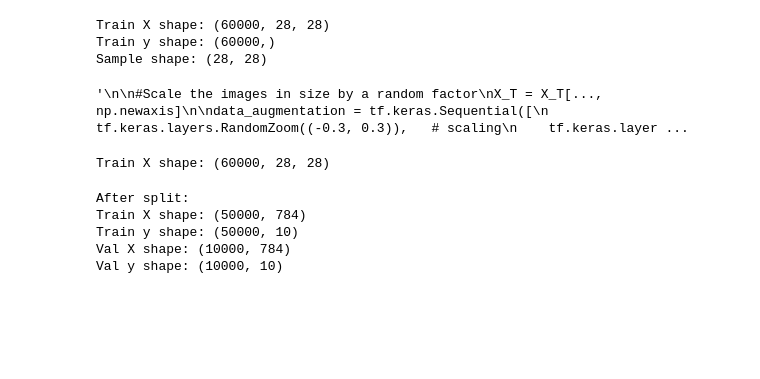
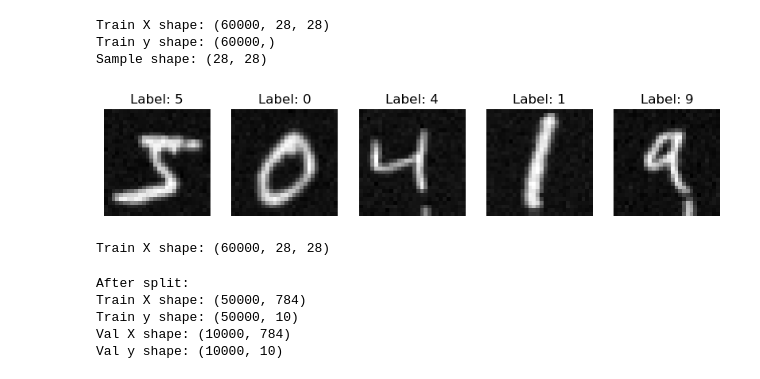
Before and after one commit to ludvigramsvik/MNIST-project-DT4031, a Jupyter notebook: NN/NeuralNetwork.ipynb, the cells around one changed output. Drawn from its saved outputs; the diff is of its cells as text; code cells hidden in the pictures; blank space fills up the shorter version.

```diff
--- a/NN/NeuralNetwork.ipynb
+++ b/NN/NeuralNetwork.ipynb
@@ -23,43 +23,42 @@ print("Train y shape:", y_T.shape)
 print("Sample shape:", X_T[0].shape)
 
 
+
 # Scale
 X_T = X_T / 255.0
-
 
 #Scale the images in size by a random factor
 X_T = X_T[..., np.newaxis]
 
 data_augmentation = tf.keras.Sequential([
     tf.keras.layers.RandomZoom((-0.3, 0.3)),   # scaling
     tf.keras.layers.RandomRotation(0.05),       # rotation
     tf.keras.layers.RandomTranslation(0.1,0.1) # shifting
 ])
 
 X_T_aug = data_augmentation(X_T, training=True)
 
 # Remove channel if needed
 X_T = X_T_aug.numpy().squeeze()
 
 
 # Generate some random noise to add to the images
 noise = np.random.normal(loc=0.0, scale=0.02, size=X_T.shape)
 # Add the noise to the images
 X_T = X_T + noise
 
 # Visualize some samples
 fig, axes = plt.subplots(1, 5, figsize=(10, 2))
 for i in range(5):
     axes[i].imshow(X_T[i], cmap='gray')
     axes[i].set_title(f"Label: {y_T[i]}")
     axes[i].axis('off')
 plt.show()
-'''
 # %% [output]
 Train X shape: (60000, 28, 28)
 Train y shape: (60000,)
 Sample shape: (28, 28)
-'\n\n#Scale the images in size by a random factor\nX_T = X_T[..., np.newaxis]\n\ndata_augmentation = tf.keras.Sequential([\n    tf.keras.layers.RandomZoom((-0.3, 0.3)),   # scaling\n    tf.keras.layer ...
+[figure, added]
 # %%
 print("Train X shape:", X_T.shape)
 # %% [output]
```
Also changed, not shown: 1 other file.
